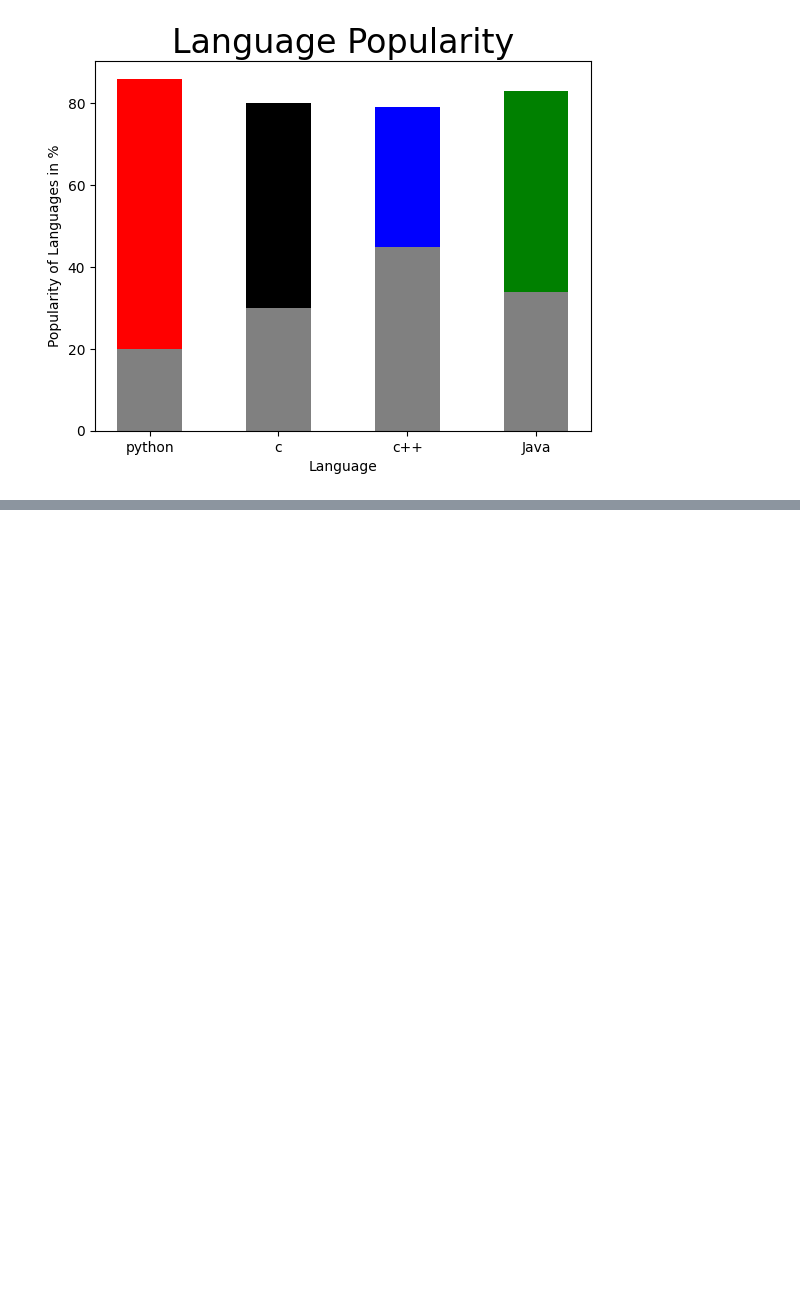
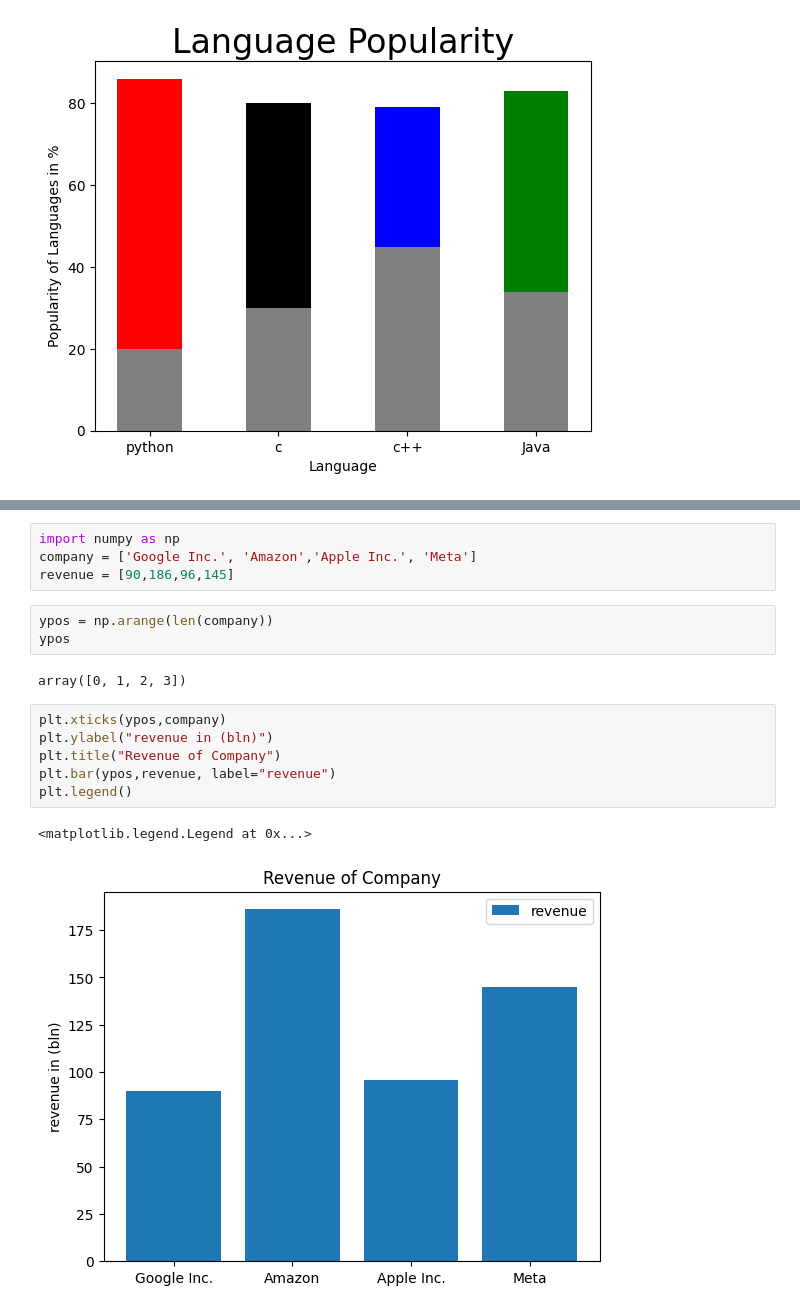
Before and after one commit to raaakibul/Matplotlib, a Jupyter notebook: Bar-plot.ipynb, the cells around one changed output, grey strips where cells are left out. Drawn from its saved outputs; the diff is of its cells as text; blank space fills up the shorter version.

Commit message:
matplotlib bar chart

```diff
--- a/Bar-plot.ipynb
+++ b/Bar-plot.ipynb
@@ -48,2 +46,20 @@ plt.show()
 # %% [output]
 [figure]
+# %%
+import numpy as np
+company = ['Google Inc.', 'Amazon','Apple Inc.', 'Meta']
+revenue = [90,186,96,145]
+# %%
+ypos = np.arange(len(company))
+ypos
+# %% [output]
+array([0, 1, 2, 3])
+# %%
+plt.xticks(ypos,company)
+plt.ylabel("revenue in (bln)")
+plt.title("Revenue of Company")
+plt.bar(ypos,revenue, label="revenue")
+plt.legend()
+# %% [output]
+<matplotlib.legend.Legend at 0x...>
+[figure, added]
```
Also changed, not shown: parts of 3 cells of this notebook.
